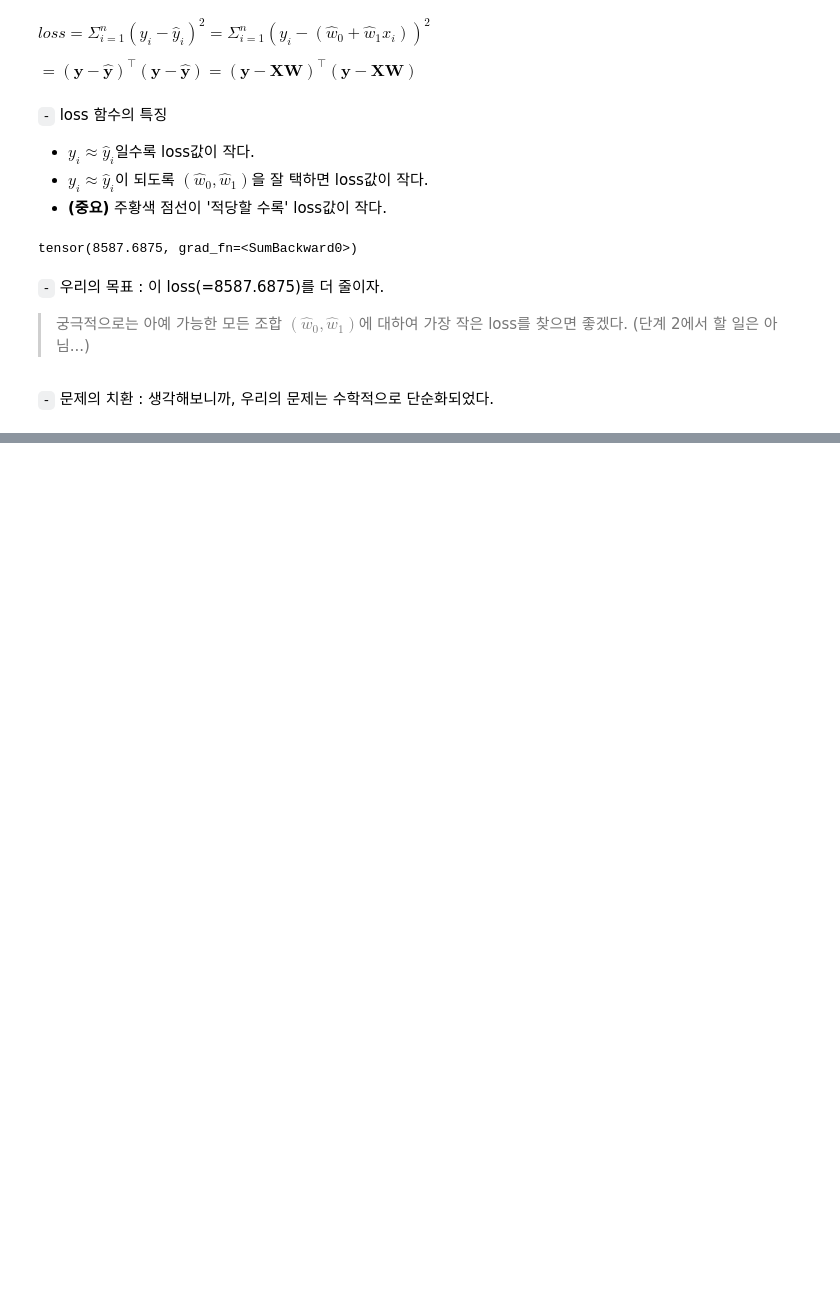
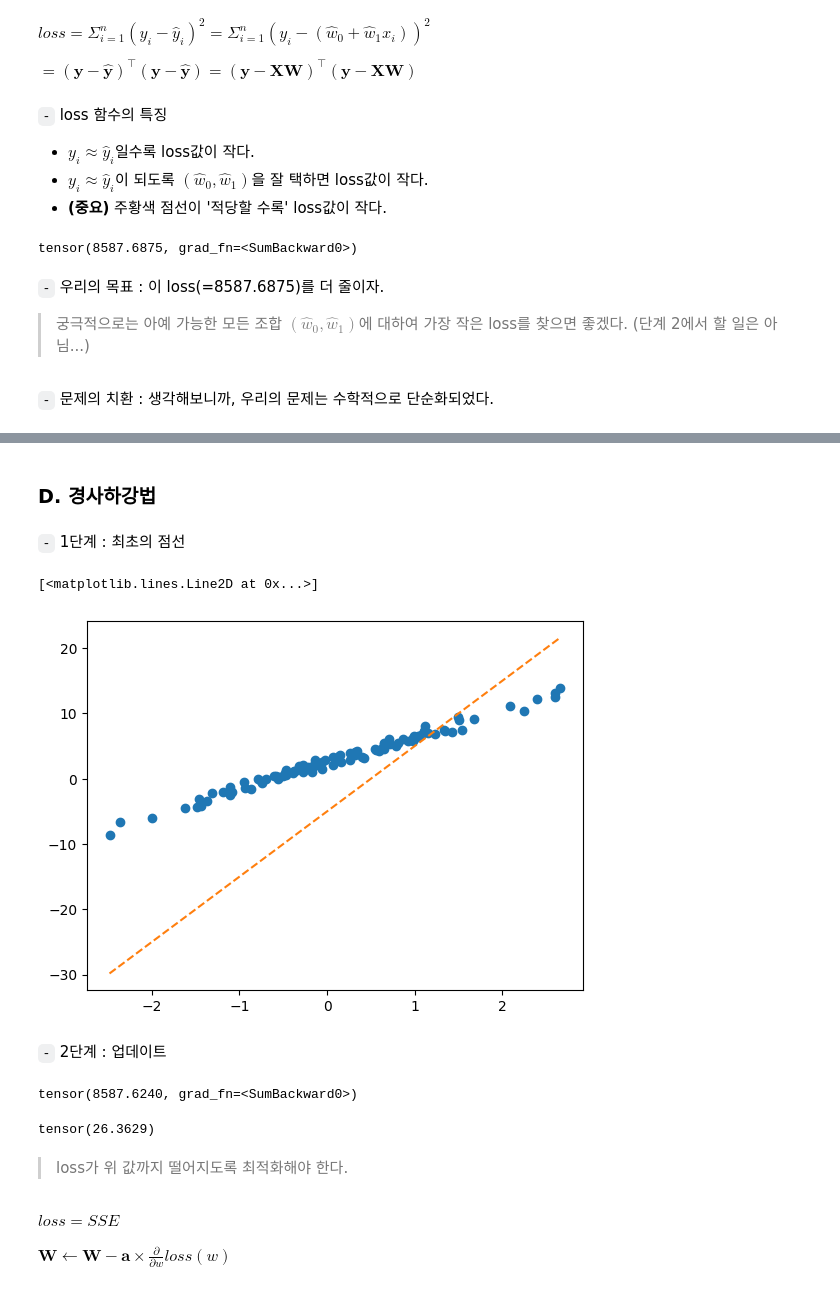
Before and after one commit to HollyRiver/DL2024, a Jupyter notebook: course/0411.ipynb, the cells around one changed output, grey strips where cells are left out. Saved outputs shown, nothing was run; the diff lists cells and outputs as text; code cells hidden in the pictures; blank space fills up the shorter version.

```diff
--- a/course/0411.ipynb
+++ b/course/0411.ipynb
@@ -139,0 +241,29 @@ tensor(8587.6875, grad_fn=<SumBackward0>)
+# %% [markdown]
+### **D. 경사하강법**
+# %% [markdown]
+`-` 1단계 : 최초의 점선
+# %%
+What = torch.tensor([[-5.0],[10]], requires_grad = True)
+yhat = X@What
+# %%
+plt.plot(X1, y, 'o')
+plt.plot(X1, yhat.data, '--')
+# %% [output]
+[<matplotlib.lines.Line2D at 0x...>]
+[figure, added]
+# %% [markdown]
+`-` 2단계 : 업데이트
+# %%
+torch.sum((y - yhat)**2)
+# %% [output]
+tensor(8587.6240, grad_fn=<SumBackward0>)
+# %%
+torch.sum((y - X@lse_w)**2)
+# %% [output]
+tensor(26.3629)
+# %% [markdown]
+> loss가 위 값까지 떨어지도록 최적화해야 한다.
+# %% [markdown]
+$loss = SSE$
+
+$\boldsymbol W \leftarrow \boldsymbol W - \boldsymbol a \times \frac{\partial}{\partial w} loss(w)$
```
Also changed, not shown: parts of 31 cells of this notebook.
